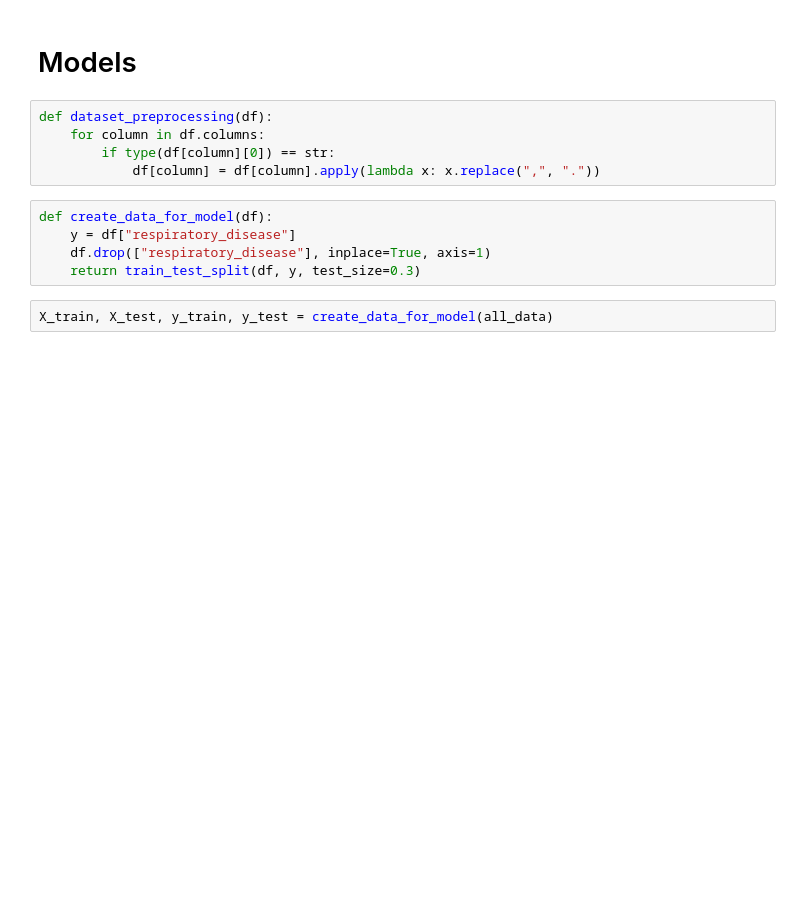
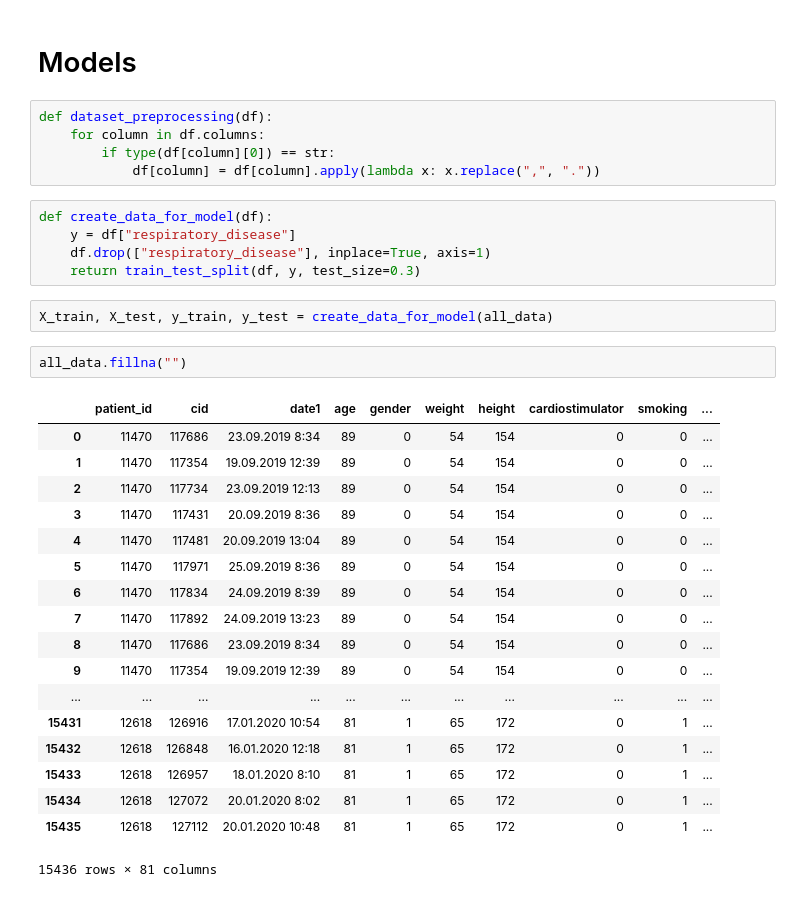
Before and after one commit to Belket/ResperatoryDeseaseClassification, a Jupyter notebook: Disease classification.ipynb, the cells around one changed output. Saved outputs shown, nothing was run; the diff lists cells and outputs as text; blank space fills up the shorter version.

```diff
--- a/Disease classification.ipynb
+++ b/Disease classification.ipynb
@@ -251,3 +252,24 @@ def create_data_for_model(df):
     return train_test_split(df, y, test_size=0.3)
 # %%
 X_train, X_test, y_train, y_test = create_data_for_model(all_data)
+# %%
+all_data.fillna("")
+# %% [output]
+|  | patient_id | cid | date1 | age | gender | weight | height | cardiostimulator | smoking | ... |
+| 0 | 11470 | 117686 | 23.09.2019 8:34 | 89 | 0 | 54 | 154 | 0 | 0 | ... |
+| 1 | 11470 | 117354 | 19.09.2019 12:39 | 89 | 0 | 54 | 154 | 0 | 0 | ... |
+| 2 | 11470 | 117734 | 23.09.2019 12:13 | 89 | 0 | 54 | 154 | 0 | 0 | ... |
+| 3 | 11470 | 117431 | 20.09.2019 8:36 | 89 | 0 | 54 | 154 | 0 | 0 | ... |
+| 4 | 11470 | 117481 | 20.09.2019 13:04 | 89 | 0 | 54 | 154 | 0 | 0 | ... |
+| 5 | 11470 | 117971 | 25.09.2019 8:36 | 89 | 0 | 54 | 154 | 0 | 0 | ... |
+| 6 | 11470 | 117834 | 24.09.2019 8:39 | 89 | 0 | 54 | 154 | 0 | 0 | ... |
+| 7 | 11470 | 117892 | 24.09.2019 13:23 | 89 | 0 | 54 | 154 | 0 | 0 | ... |
+| 8 | 11470 | 117686 | 23.09.2019 8:34 | 89 | 0 | 54 | 154 | 0 | 0 | ... |
+| 9 | 11470 | 117354 | 19.09.2019 12:39 | 89 | 0 | 54 | 154 | 0 | 0 | ... |
+| ... | ... | ... | ... | ... | ... | ... | ... | ... | ... | ... |
+| 15431 | 12618 | 126916 | 17.01.2020 10:54 | 81 | 1 | 65 | 172 | 0 | 1 | ... |
+| 15432 | 12618 | 126848 | 16.01.2020 12:18 | 81 | 1 | 65 | 172 | 0 | 1 | ... |
+| 15433 | 12618 | 126957 | 18.01.2020 8:10 | 81 | 1 | 65 | 172 | 0 | 1 | ... |
+| 15434 | 12618 | 127072 | 20.01.2020 8:02 | 81 | 1 | 65 | 172 | 0 | 1 | ... |
+| 15435 | 12618 | 127112 | 20.01.2020 10:48 | 81 | 1 | 65 | 172 | 0 | 1 | ... |
+15436 rows × 81 columns
```
Also changed, not shown: parts of 14 cells of this notebook.
